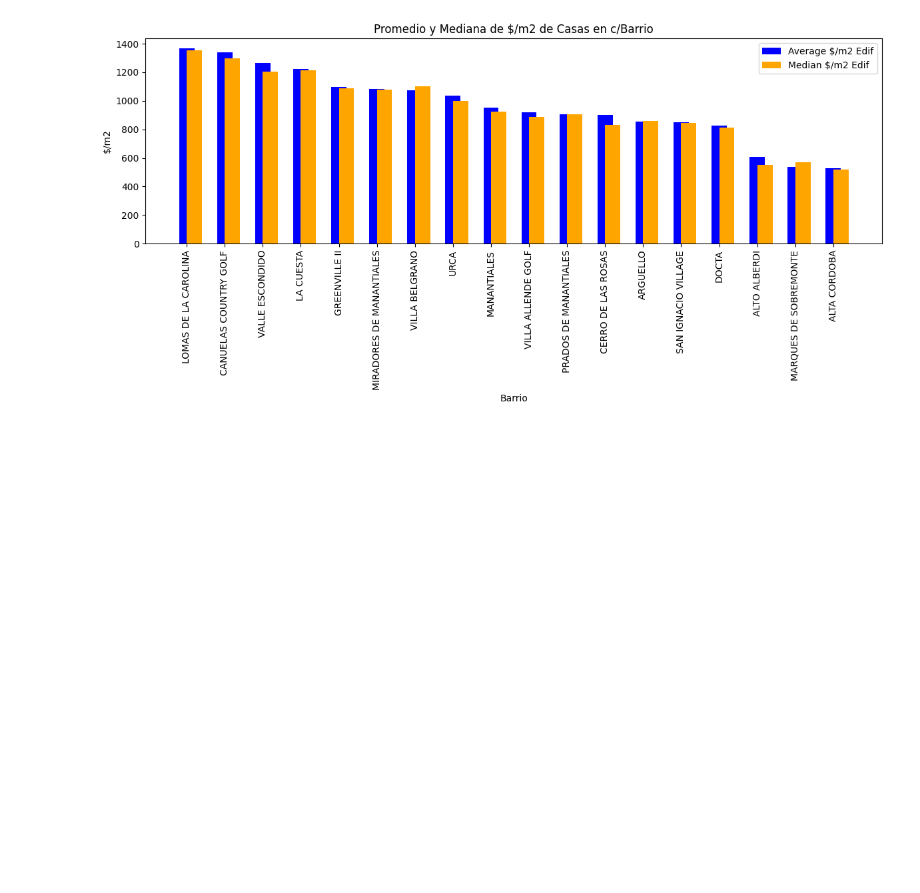
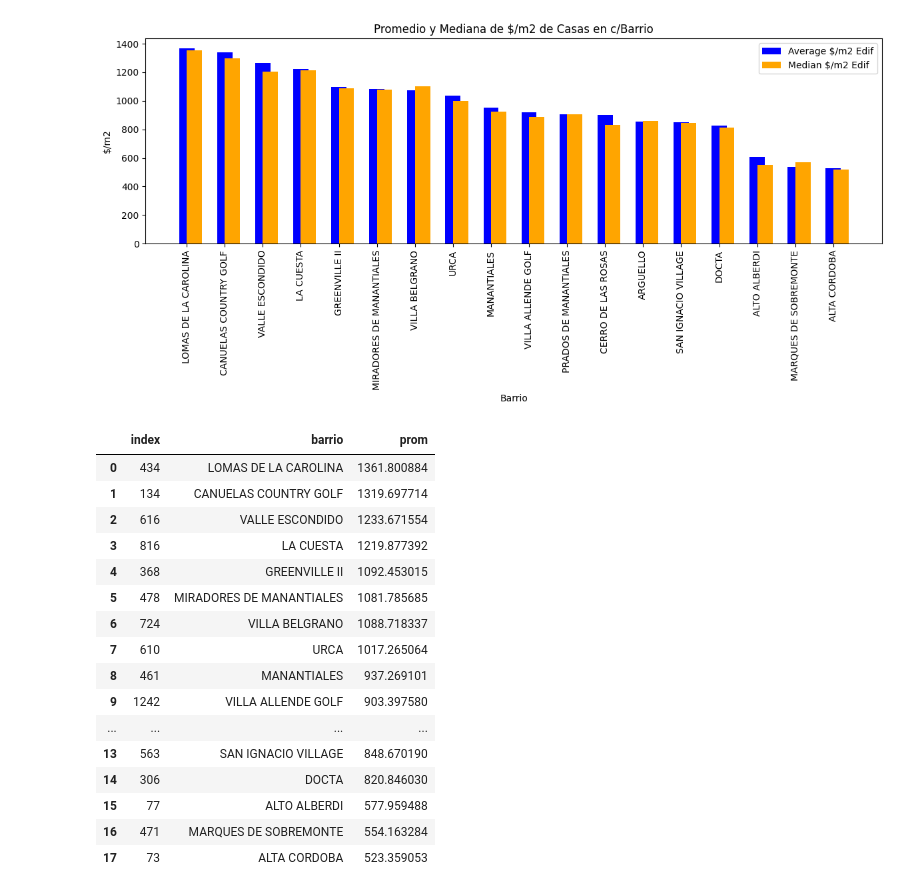
Before and after one commit to josecabralf/WebScraping, a Jupyter notebook: Pandas/nb_ZonaP.ipynb, the cells around one changed output. Cells and saved outputs as stored; diff of their text form; code cells hidden in the pictures; blank space fills up the shorter version.

```diff
--- a/Pandas/ZonaP.ipynb
+++ b/Pandas/nb_ZonaP.ipynb
@@ -193,18 +204,18 @@ plt.show()
 import matplotlib.pyplot as plt
 
 # Filter the DataFrame to include only rows with 'tipoPropiedad' equal to 'DEPARTAMENTO'
-departamento_df = merged_df.sort_values("Precio m2 Edif Mean", ascending=False)
-departamento_df = departamento_df[(departamento_df['tipoPropiedad'] == 'CASA') & (departamento_df["Count"] > 20)]
+casas_df = merged_df.sort_values("Precio m2 Edif Mean", ascending=False)
+casas_df = casas_df[(casas_df['tipoPropiedad'] == 'CASA') & (casas_df["Count"] > 20)]
 plt.figure(figsize=(12, 6))
-barrio_names = departamento_df['barrio']
+barrio_names = casas_df['barrio']
 print(len(barrio_names))
 bar_width = 0.4
 
 # Plot the bar for average house cost
-plt.bar(barrio_names, departamento_df['Precio m2 Edif Mean'], width=bar_width, label='Average $/m2 Edif', color='blue')
+plt.bar(barrio_names, casas_df['Precio m2 Edif Mean'], width=bar_width, label='Average $/m2 Edif', color='blue')
 
 # Plot the bar for median house cost (shifted horizontally by bar_width)
-plt.bar(barrio_names, departamento_df['Precio m2 Edif Median'], width=bar_width, label='Median $/m2 Edif', color='orange', align='edge')
+plt.bar(barrio_names, casas_df['Precio m2 Edif Median'], width=bar_width, label='Median $/m2 Edif', color='orange', align='edge')
 
 plt.xticks(rotation=90)
 plt.xlabel('Barrio')
@@ -216,3 +227,25 @@ plt.show()
 # %% [output]
 18
 [figure]
+# %%
+casas_df['prom'] = (casas_df['Precio m2 Edif Mean'] + casas_df['Precio m2 Edif Median'])/2
+rank = casas_df[['barrio', 'prom']].head(20).reset_index()
+rank
+# %% [output]
+|  | index | barrio | prom |
+| 0 | 434 | LOMAS DE LA CAROLINA | 1361.800884 |
+| 1 | 134 | CANUELAS COUNTRY GOLF | 1319.697714 |
+| 2 | 616 | VALLE ESCONDIDO | 1233.671554 |
+| 3 | 816 | LA CUESTA | 1219.877392 |
+| 4 | 368 | GREENVILLE II | 1092.453015 |
+| 5 | 478 | MIRADORES DE MANANTIALES | 1081.785685 |
+| 6 | 724 | VILLA BELGRANO | 1088.718337 |
+| 7 | 610 | URCA | 1017.265064 |
+| 8 | 461 | MANANTIALES | 937.269101 |
+| 9 | 1242 | VILLA ALLENDE GOLF | 903.397580 |
+| ... | ... | ... | ... |
+| 13 | 563 | SAN IGNACIO VILLAGE | 848.670190 |
+| 14 | 306 | DOCTA | 820.846030 |
+| 15 | 77 | ALTO ALBERDI | 577.959488 |
+| 16 | 471 | MARQUES DE SOBREMONTE | 554.163284 |
+| 17 | 73 | ALTA CORDOBA | 523.359053 |
```
Also changed, not shown: parts of 2 cells of this notebook, 23 other files.
